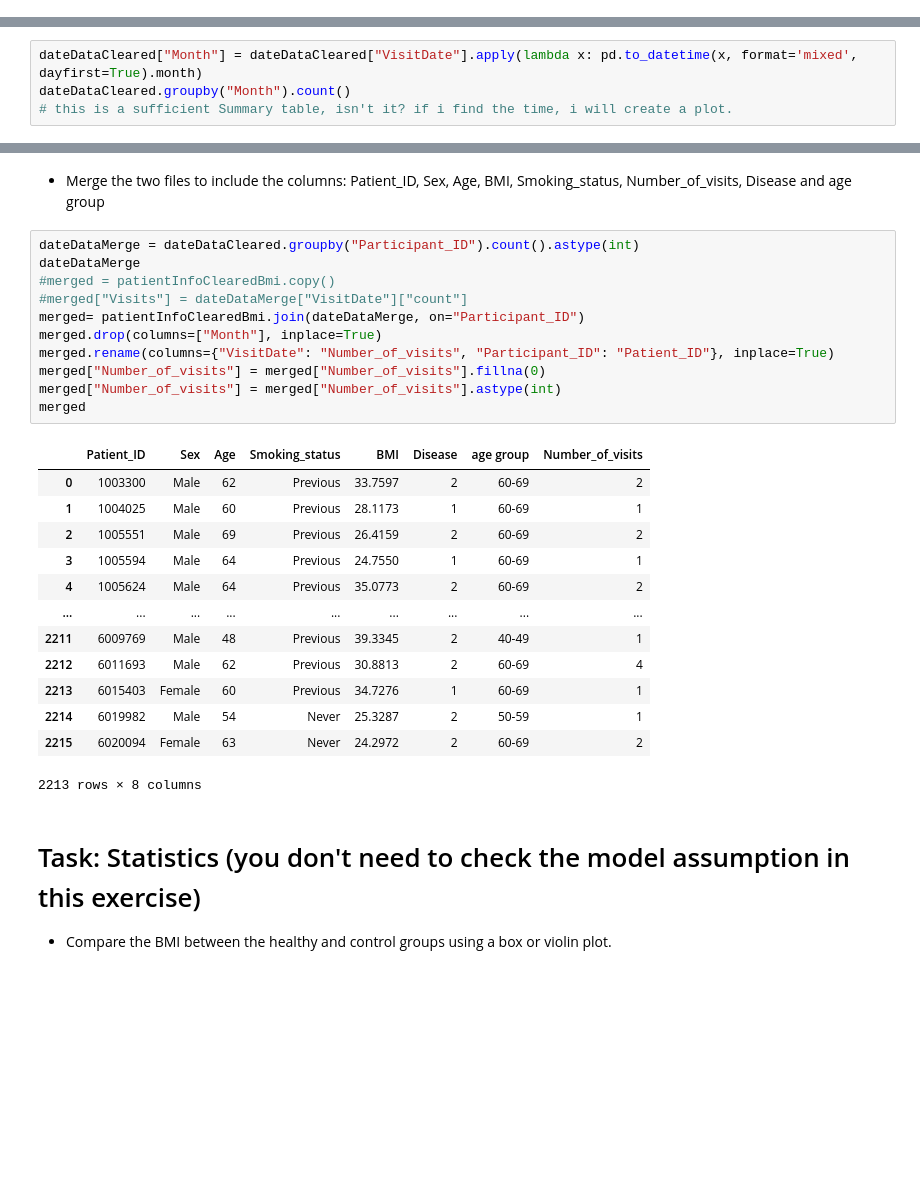
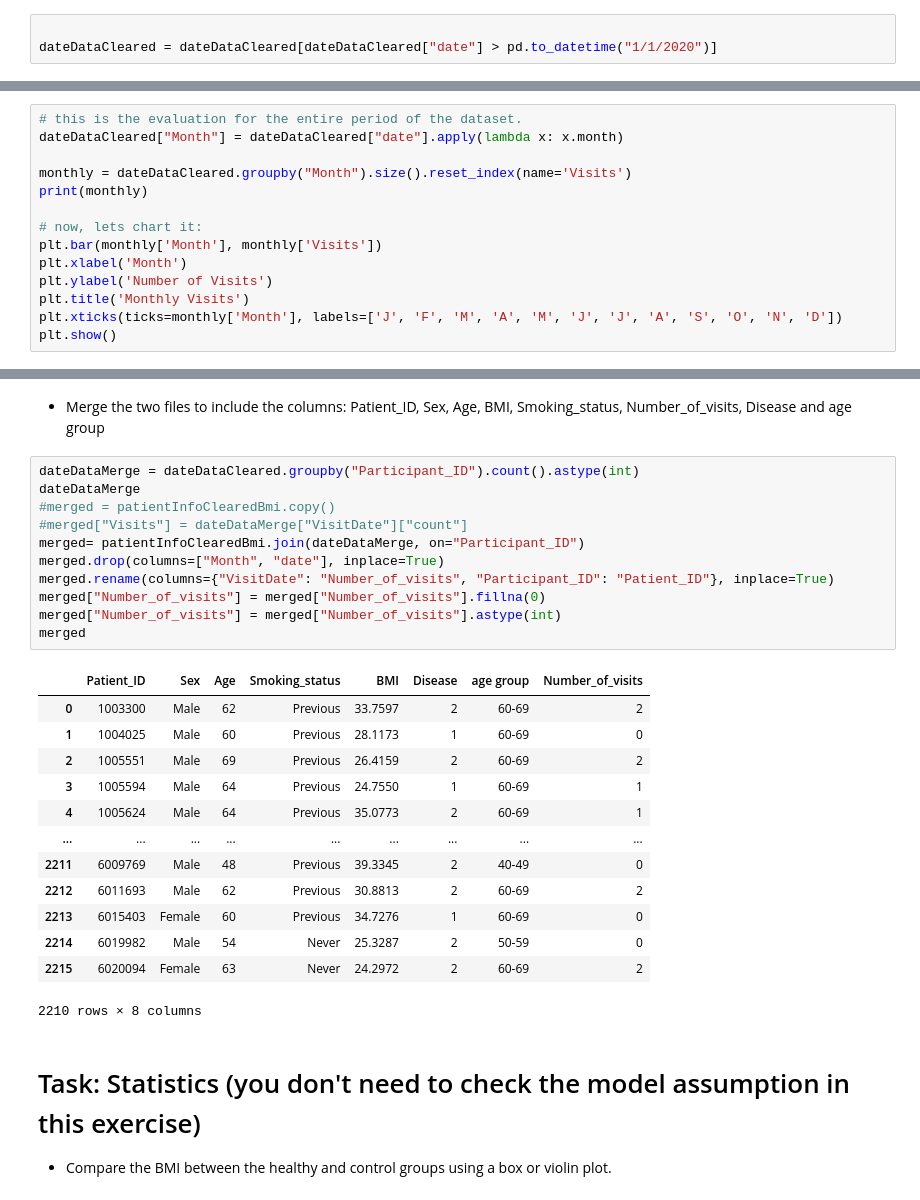
Before and after one commit to AdmiralSnyder/MS6_DataScience_Python, a Jupyter notebook: DS_EA7/DS_EA7.ipynb, the cells around one changed output, grey strips where cells are left out. Drawn from its saved outputs; the diff is of its cells as text; blank space fills up the shorter version.

```diff
--- a/DS_EA7/DS_EA7.ipynb
+++ b/DS_EA7/DS_EA7.ipynb
@@ -148,7 +193,6 @@ Length: 2130, dtype: int64
+# %%
+
+dateDataCleared = dateDataCleared[dateDataCleared["date"] > pd.to_datetime("1/1/2020")]
 # %% [markdown]
 
 - Create a summary table and/or chart showing the number of visits for each month (irrespective of the year).
-# %%
-dateDataCleared["Month"] = dateDataCleared["VisitDate"].apply(lambda x: pd.to_datetime(x, format='mixed', dayfirst=True).month)
-dateDataCleared.groupby("Month").count()
-# this is a sufficient Summary table, isn't it? if i find the time, i will create a plot.
@@ -174,0 +199,14 @@ See the caveats in the documentation: https://pandas.pydata.org/pandas-docs/stab
+# %%
+# this is the evaluation for the entire period of the dataset.
+dateDataCleared["Month"] = dateDataCleared["date"].apply(lambda x: x.month)
+
+monthly = dateDataCleared.groupby("Month").size().reset_index(name='Visits')
+print(monthly)
+
+# now, lets chart it:
+plt.bar(monthly['Month'], monthly['Visits'])
+plt.xlabel('Month')
+plt.ylabel('Number of Visits')
+plt.title('Monthly Visits')
+plt.xticks(ticks=monthly['Month'], labels=['J', 'F', 'M', 'A', 'M', 'J', 'J', 'A', 'S', 'O', 'N', 'D'])
+plt.show()
@@ -201,28 +259,28 @@ patientInfoClearedBmi
 # %%
 dateDataMerge = dateDataCleared.groupby("Participant_ID").count().astype(int)
 dateDataMerge
 #merged = patientInfoClearedBmi.copy()
 #merged["Visits"] = dateDataMerge["VisitDate"]["count"]
 merged= patientInfoClearedBmi.join(dateDataMerge, on="Participant_ID")
-merged.drop(columns=["Month"], inplace=True)
+merged.drop(columns=["Month", "date"], inplace=True)
 merged.rename(columns={"VisitDate": "Number_of_visits", "Participant_ID": "Patient_ID"}, inplace=True)
 merged["Number_of_visits"] = merged["Number_of_visits"].fillna(0)
 merged["Number_of_visits"] = merged["Number_of_visits"].astype(int)
 merged
 # %% [output]
 |  | Patient_ID | Sex | Age | Smoking_status | BMI | Disease | age group | Number_of_visits |
 | 0 | 1003300 | Male | 62 | Previous | 33.7597 | 2 | 60-69 | 2 |
-| 1 | 1004025 | Male | 60 | Previous | 28.1173 | 1 | 60-69 | 1 |
+| 1 | 1004025 | Male | 60 | Previous | 28.1173 | 1 | 60-69 | 0 |
 | 2 | 1005551 | Male | 69 | Previous | 26.4159 | 2 | 60-69 | 2 |
 | 3 | 1005594 | Male | 64 | Previous | 24.7550 | 1 | 60-69 | 1 |
-| 4 | 1005624 | Male | 64 | Previous | 35.0773 | 2 | 60-69 | 2 |
+| 4 | 1005624 | Male | 64 | Previous | 35.0773 | 2 | 60-69 | 1 |
 | ... | ... | ... | ... | ... | ... | ... | ... | ... |
-| 2211 | 6009769 | Male | 48 | Previous | 39.3345 | 2 | 40-49 | 1 |
-| 2212 | 6011693 | Male | 62 | Previous | 30.8813 | 2 | 60-69 | 4 |
-| 2213 | 6015403 | Female | 60 | Previous | 34.7276 | 1 | 60-69 | 1 |
-| 2214 | 6019982 | Male | 54 | Never | 25.3287 | 2 | 50-59 | 1 |
+| 2211 | 6009769 | Male | 48 | Previous | 39.3345 | 2 | 40-49 | 0 |
+| 2212 | 6011693 | Male | 62 | Previous | 30.8813 | 2 | 60-69 | 2 |
+| 2213 | 6015403 | Female | 60 | Previous | 34.7276 | 1 | 60-69 | 0 |
+| 2214 | 6019982 | Male | 54 | Never | 25.3287 | 2 | 50-59 | 0 |
 | 2215 | 6020094 | Female | 63 | Never | 24.2972 | 2 | 60-69 | 2 |
-2213 rows × 8 columns
+2210 rows × 8 columns
 # %% [markdown]
 
 
```
Also changed, not shown: parts of 26 cells of this notebook.
